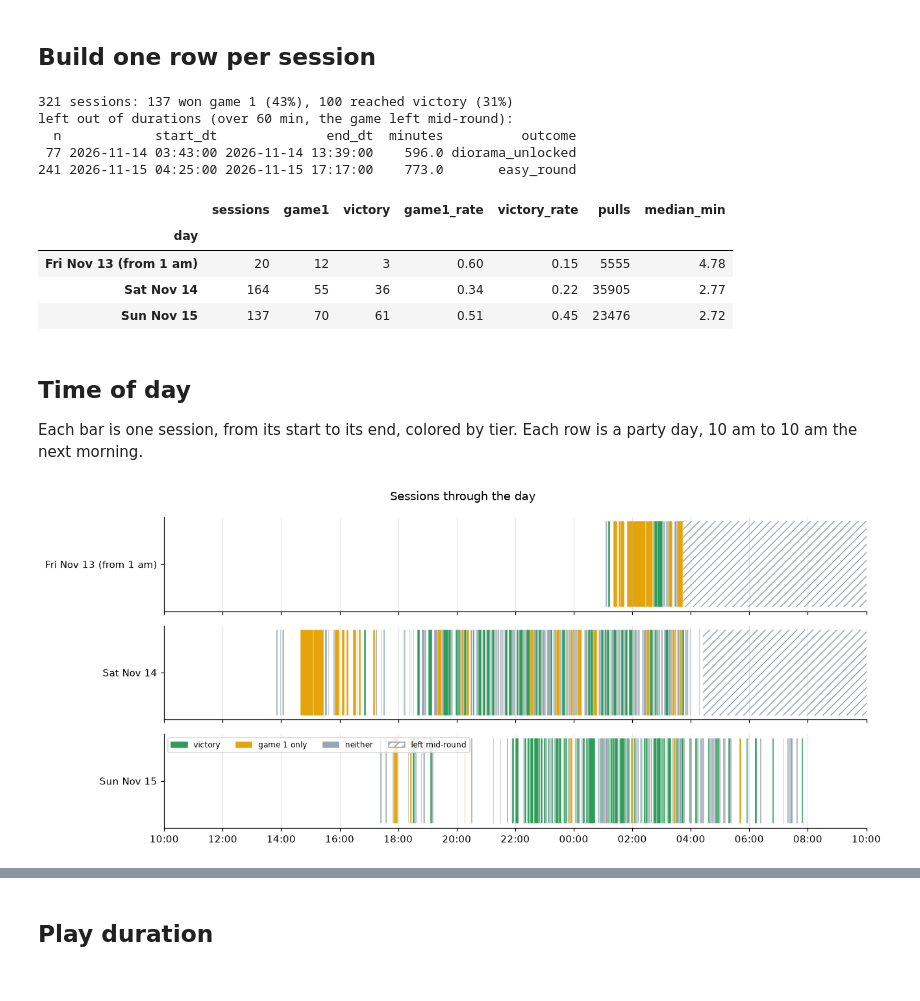
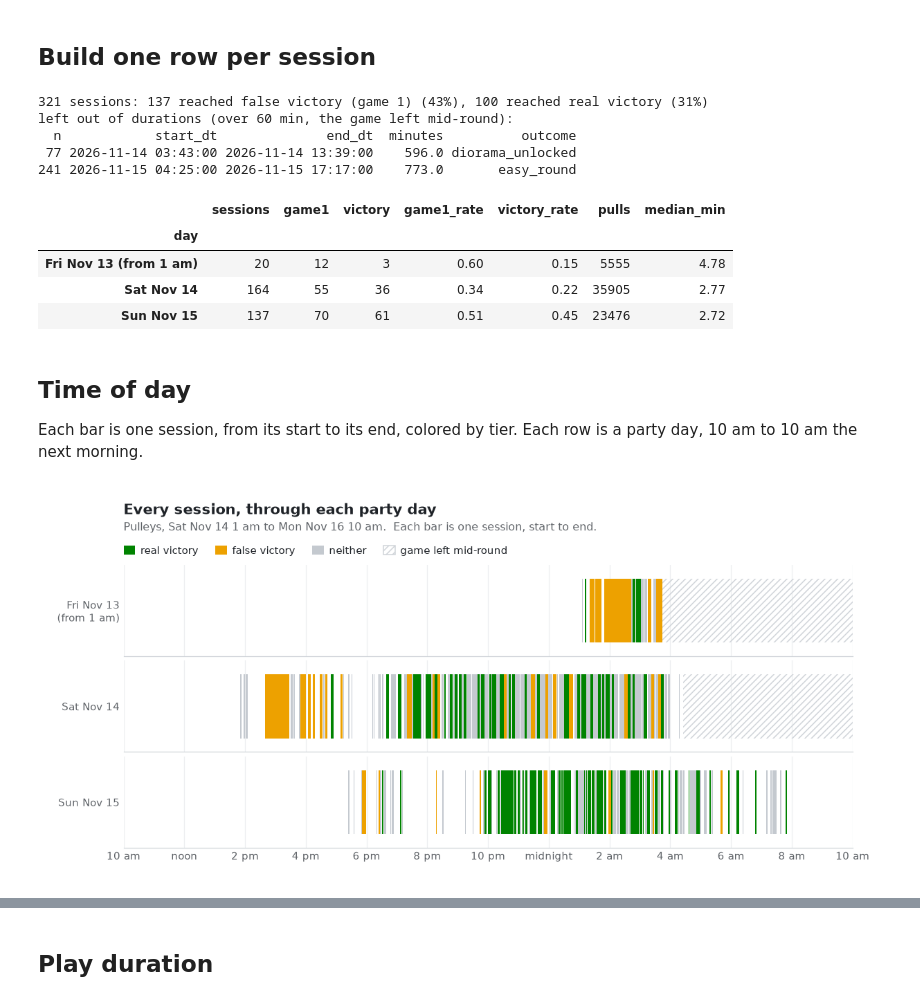
Before and after one commit to samcooler/pulleys, a Jupyter notebook: tools/play_analysis.ipynb, the cells around one changed output, grey strips where cells are left out. Saved outputs shown, nothing was run; the diff lists cells and outputs as text; code cells hidden in the pictures.

```diff
--- a/tools/play_analysis.ipynb
+++ b/tools/play_analysis.ipynb
@@ -19,6 +20,7 @@ import json
 from pathlib import Path
 
 import matplotlib.pyplot as plt
+from matplotlib.transforms import offset_copy
 import numpy as np
 import pandas as pd
 
@@ -31,9 +33,8 @@ root = next(p for p in [Path.cwd(), *Path.cwd().parents] if (p / "CLAUDE.md").ex
 if LOG_DIR is None:
     LOG_DIR = max(p.parent for p in (root / "field_logs").glob("*/activity.jsonl"))
 LOG_DIR = Path(LOG_DIR)
+PLOTS = LOG_DIR / "plots"
+PLOTS.mkdir(exist_ok=True)
 print("reading", LOG_DIR / "activity.jsonl")
-
-plt.rcParams.update({"figure.figsize": (11, 4), "figure.dpi": 110, "axes.spines.top": False,
-                     "axes.spines.right": False, "axes.grid": True, "grid.alpha": 0.3})
 # %% [output]
 reading /Users/sam/git_repos/pulleys/field_logs/20261121-203050/activity.jsonl
@@ -44,11 +86,15 @@ reading /Users/sam/git_repos/pulleys/field_logs/20261121-203050/activity.jsonl
 ROUNDS = ["easy_round", "medium_round", "hard_round"]               # game 1
 ENDGAME = ["party", "diorama_unlocked", "final_wait", "final"]       # game 1 won
 PHASES = ROUNDS + ENDGAME
-OUTCOMES = PHASES + ["kicked out", "victory"]
+OUTCOMES = PHASES + ["kicked out", "real victory"]
 
-TIERS = ["neither", "game 1 only", "victory"]
-TIER_COLOR = {"neither": "#9aa5b1", "game 1 only": "#e5a50a", "victory": "#2e9d5b"}
-KICKOUT_COLOR = "#d1495b"
+TIERS = ["real victory", "false victory", "neither"]   # best first: stacks build up from real victory
+# "false victory" is winning game 1 (the party) without going on to the real one
+# Checked with the dataviz palette validator: green and amber pass every check (CVD dE 16).
+# The grey is a deliberately quiet neutral for the background tier.
+TIER_COLOR = {"real victory": "#008300", "false victory": "#eda100", "neither": "#c4c9cf"}
+KICKOUT_COLOR = "#e34948"
+TIER_LEGEND = ([swatch(TIER_COLOR[t]) for t in TIERS], TIERS)
 
 events = []
 for line in (LOG_DIR / "activity.jsonl").read_text().splitlines():
@@ -82,21 +128,21 @@ for ev in events:
 
 def outcome(states):
     if "victory2" in states:
-        return "victory"
+        return "real victory"
     if "kickout" in states:
         return "kicked out"
     reached = [PHASES.index(s) for s in states if s in PHASES]
     return PHASES[max(reached)] if reached else "easy_round"
 
 def tier(o):
-    if o == "victory":
-        return "victory"
-    return "neither" if o in ROUNDS else "game 1 only"
+    if o == "real victory":
+        return "real victory"
+    return "neither" if o in ROUNDS else "false victory"
 
 df = pd.DataFrame(sessions)
 df["outcome"] = pd.Categorical(df["states"].map(outcome), OUTCOMES, ordered=True)
 df["tier"] = pd.Categorical(df["outcome"].map(tier).astype(str), TIERS, ordered=True)
-df["victory"] = df["tier"] == "victory"
+df["victory"] = df["tier"] == "real victory"
 df["game1"] = df["tier"] != "neither"     # won game 1, whatever came after
 
 def local_time(seconds):
@@ -123,27 +169,26 @@ DAYS = sorted(df["day"].unique())
 DAY_LABEL = {d: pd.Timestamp(d).strftime("%a %b %-d") for d in DAYS}
 _open = pd.Timestamp(OPEN_FROM)
 if _open > DAYS[0] + pd.Timedelta(hours=DAY_STARTS_AT):   # the first day only had its small hours
-    DAY_LABEL[DAYS[0]] += f" (from {_open:%-I %p})".replace("AM", "am").replace("PM", "pm")
-def hour_label(h):
-    return f"{h % 24:02d}:00"
+    DAY_LABEL[DAYS[0]] = pd.Timestamp(DAYS[0]).strftime("%a %b %-d") + f"\n(from {hour_label(_open.hour)})"
+played = df[~df["stuck"]]
 
-def tier_handles(extra=()):
-    hs = [plt.Rectangle((0, 0), 1, 1, color=TIER_COLOR[t]) for t in TIERS[::-1]]
-    return hs + list(extra), TIERS[::-1]
+# The one line under every chart's title, so a chart pasted alone still says what it covers
+SPAN = (f"Pulleys, {pd.Timestamp(OPEN_FROM):%a %b %-d} {hour_label(pd.Timestamp(OPEN_FROM).hour)}"
+        f" to {pd.Timestamp(OPEN_UNTIL):%a %b %-d} {hour_label(pd.Timestamp(OPEN_UNTIL).hour)}")
 
-print(f"{len(df)} sessions: {df['game1'].sum()} won game 1 ({df['game1'].mean():.0%}), "
-      f"{df['victory'].sum()} reached victory ({df['victory'].mean():.0%})")
+print(f"{len(df)} sessions: {df['game1'].sum()} reached false victory (game 1) ({df['game1'].mean():.0%}), "
+      f"{df['victory'].sum()} reached real victory ({df['victory'].mean():.0%})")
 print(f"left out of durations (over {STUCK_MINUTES} min, the game left mid-round):")
 print(df.loc[df["stuck"], ["n", "start_dt", "end_dt", "minutes", "outcome"]].assign(
     start_dt=lambda d: d["start_dt"].dt.floor("min"), end_dt=lambda d: d["end_dt"].dt.floor("min"),
     minutes=lambda d: d["minutes"].round()).to_string(index=False))
-played = df[~df["stuck"]]
 df.groupby("day").agg(sessions=("n", "size"), game1=("game1", "sum"), victory=("victory", "sum"),
                       game1_rate=("game1", "mean"), victory_rate=("victory", "mean"),
                       pulls=("pulls", "sum")).join(
-    played.groupby("day")["minutes"].median().rename("median_min")).rename(index=DAY_LABEL).round(2)
+    played.groupby("day")["minutes"].median().rename("median_min")
+).rename(index=lambda d: DAY_LABEL[d].replace("\n", " ")).round(2)
 # %% [output]
-321 sessions: 137 won game 1 (43%), 100 reached victory (31%)
+321 sessions: 137 reached false victory (game 1) (43%), 100 reached real victory (31%)
 left out of durations (over 60 min, the game left mid-round):
   n            start_dt              end_dt  minutes          outcome
  77 2026-11-14 03:43:00 2026-11-14 13:39:00    596.0 diorama_unlocked
@@ -159,25 +204,29 @@ left out of durations (over 60 min, the game left mid-round):
 Each bar is one session, from its start to its end, colored by tier. Each row is a party day,
 10 am to 10 am the next morning.
 # %%
-fig, axes = plt.subplots(len(DAYS), 1, figsize=(12, 1.4 * len(DAYS) + 1), sharex=True)
-for ax, day in zip(np.atleast_1d(axes), DAYS):
-    d = df[df["day"] == day]
+fig, axes = plt.subplots(len(DAYS), 1, figsize=(11, 1.15 * len(DAYS) + 1.6), sharex=True)
+axes = np.atleast_1d(axes)
+for ax, day in zip(axes, DAYS):
     base = pd.Timestamp(day)
-    for _, s in d.iterrows():
+    for _, s in df[df["day"] == day].iterrows():
         x0 = (s["start_dt"] - base).total_seconds() / 3600
         x1 = (s["end_dt"] - base).total_seconds() / 3600
         if s["stuck"]:
-            ax.barh(0, x1 - x0, left=x0, height=0.8, color="none", edgecolor="#9aa5b1", hatch="///", lw=0)
+            ax.barh(0, x1 - x0, left=x0, height=0.7, fc="none", ec=RULE, hatch="////", lw=0)
         else:
-            ax.barh(0, x1 - x0, left=x0, height=0.8, color=TIER_COLOR[s["tier"]], edgecolor="white", lw=0.3)
+            ax.barh(0, x1 - x0, left=x0, height=0.7, color=TIER_COLOR[s["tier"]], lw=0)
     ax.set_yticks([0], [DAY_LABEL[day]])
+    ax.set_ylim(-0.5, 0.5)
+    ax.grid(axis="x", color="#eceef0")
     ax.grid(axis="y", visible=False)
-ax.set_xlim(DAY_STARTS_AT, DAY_STARTS_AT + 24)
+    ax.spines["left"].set_visible(False)
 ticks = range(DAY_STARTS_AT, DAY_STARTS_AT + 25, 2)
-ax.set_xticks(ticks, [hour_label(h) for h in ticks])
-handles, labels = tier_handles([plt.Rectangle((0, 0), 1, 1, fc="none", ec="#9aa5b1", hatch="///")])
-ax.legend(handles, labels + ["left mid-round"], loc="upper left", ncols=4, fontsize=8)
-fig.suptitle("Sessions through the day")
-fig.tight_layout()
+axes[-1].set_xlim(DAY_STARTS_AT, DAY_STARTS_AT + 24)
+axes[-1].set_xticks(ticks, [hour_label(h) for h in ticks])
+header(axes[0], "Every session, through each party day", SPAN + ".  Each bar is one session, start to end.",
+       ([*TIER_LEGEND[0], plt.Rectangle((0, 0), 1, 1, fc="none", ec=RULE, hatch="////")],
+        [*TIER_LEGEND[1], "game left mid-round"]))
+fig.tight_layout(h_pad=0.4)
+save(fig, "01_timeline")
 # %% [output]
-[figure, old version]
+[figure, new version]
```
Also changed, not shown: parts of 17 cells of this notebook.
